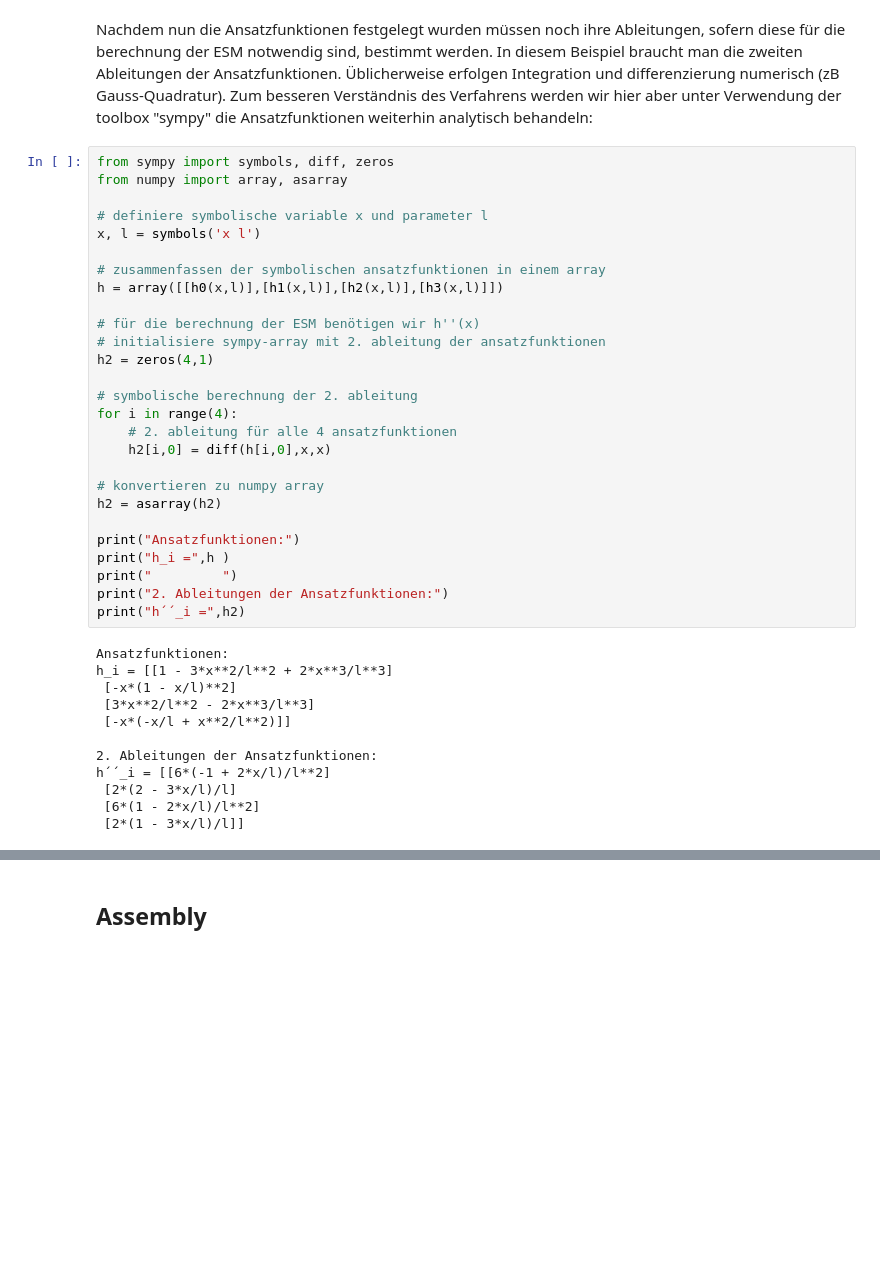
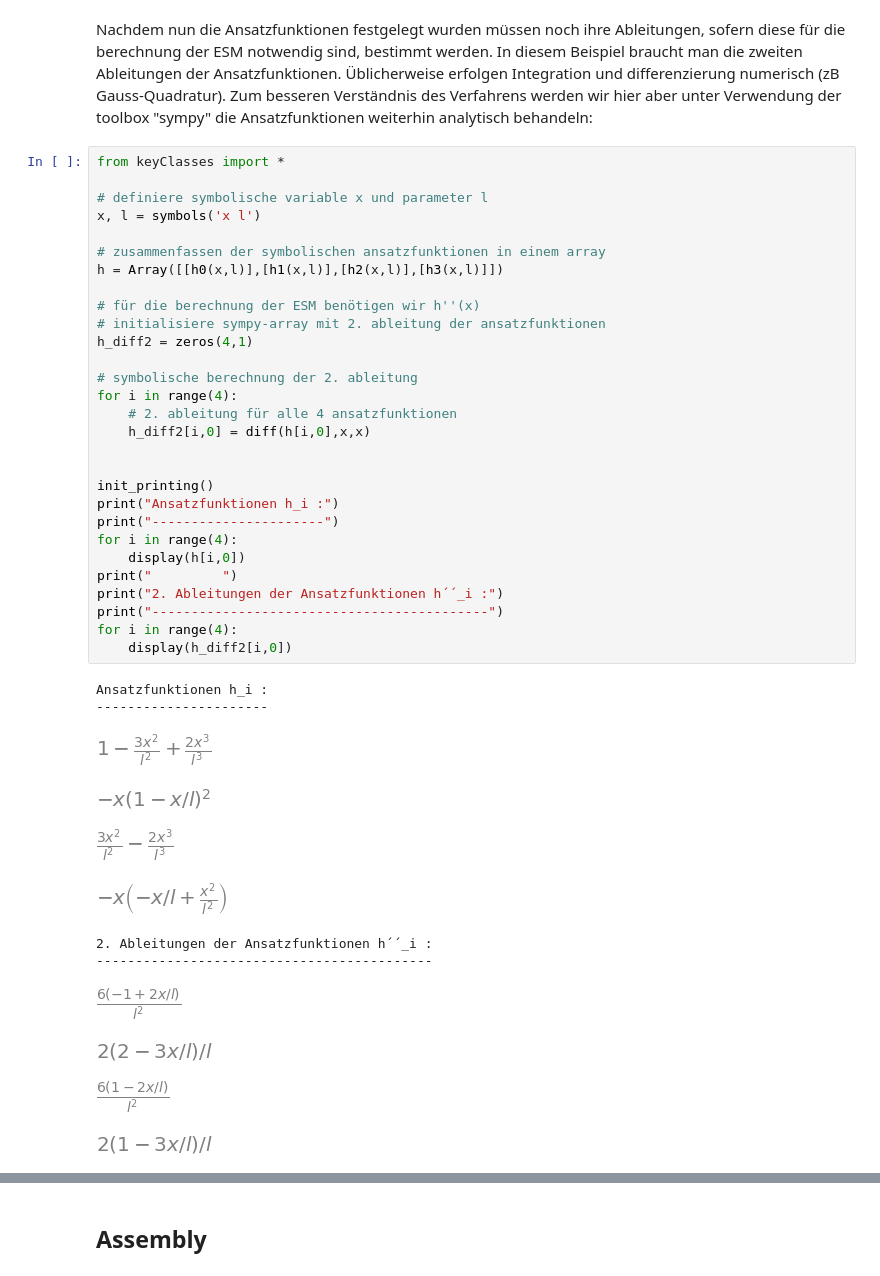
Before and after one commit to montiMech/montiFEM, a Jupyter notebook: montiFEM.ipynb, the cells around one changed output, grey strips where cells are left out. Drawn from its saved outputs; the diff is of its cells as text; blank space fills up the shorter version.

```diff
--- a/montiFEM.ipynb
+++ b/montiFEM.ipynb
@@ -107,42 +128,45 @@ plt.axis('equal')
 # %% [markdown]
 Nachdem nun die Ansatzfunktionen festgelegt wurden müssen noch ihre Ableitungen, sofern diese für die berechnung der ESM notwendig sind, bestimmt werden. In diesem Beispiel braucht man die zweiten Ableitungen der Ansatzfunktionen. Üblicherweise erfolgen Integration und differenzierung numerisch (zB Gauss-Quadratur). Zum besseren Verständnis des Verfahrens werden wir hier aber unter Verwendung der toolbox "sympy" die Ansatzfunktionen weiterhin analytisch behandeln:
 # %%
-from sympy import symbols, diff, zeros
-from numpy import array, asarray
+from keyClasses import *
 
 # definiere symbolische variable x und parameter l
 x, l = symbols('x l')
 
 # zusammenfassen der symbolischen ansatzfunktionen in einem array
-h = array([[h0(x,l)],[h1(x,l)],[h2(x,l)],[h3(x,l)]])
+h = Array([[h0(x,l)],[h1(x,l)],[h2(x,l)],[h3(x,l)]])
 
 # für die berechnung der ESM benötigen wir h''(x)
 # initialisiere sympy-array mit 2. ableitung der ansatzfunktionen
-h2 = zeros(4,1)
+h_diff2 = zeros(4,1)
 
 # symbolische berechnung der 2. ableitung
 for i in range(4):
     # 2. ableitung für alle 4 ansatzfunktionen
-    h2[i,0] = diff(h[i,0],x,x)
+    h_diff2[i,0] = diff(h[i,0],x,x)
 
-# konvertieren zu numpy array
-h2 = asarray(h2)
 
-print("Ansatzfunktionen:")
-print("h_i =",h )
+init_printing()
+print("Ansatzfunktionen h_i :")
+print("----------------------")
+for i in range(4):
+    display(h[i,0])
 print("         ")
-print("2. Ableitungen der Ansatzfunktionen:")
-print("h´´_i =",h2)
+print("2. Ableitungen der Ansatzfunktionen h´´_i :")
+print("-------------------------------------------")
+for i in range(4):
+    display(h_diff2[i,0])
 # %% [output]
-Ansatzfunktionen:
-h_i = [[1 - 3*x**2/l**2 + 2*x**3/l**3]
- [-x*(1 - x/l)**2]
- [3*x**2/l**2 - 2*x**3/l**3]
- [-x*(-x/l + x**2/l**2)]]
-
-2. Ableitungen der Ansatzfunktionen:
-h´´_i = [[6*(-1 + 2*x/l)/l**2]
- [2*(2 - 3*x/l)/l]
- [6*(1 - 2*x/l)/l**2]
- [2*(1 - 3*x/l)/l]]
+Ansatzfunktionen h_i :
+----------------------
+[figure, added]
+[figure, added]
+[figure, added]
+[figure, added]
+2. Ableitungen der Ansatzfunktionen h´´_i :
+-------------------------------------------
+[figure, added]
+[figure, added]
+[figure, added]
+[figure, added]
 # %% [markdown]
```
Also changed, not shown: parts of 26 cells of this notebook, 1 other file.
